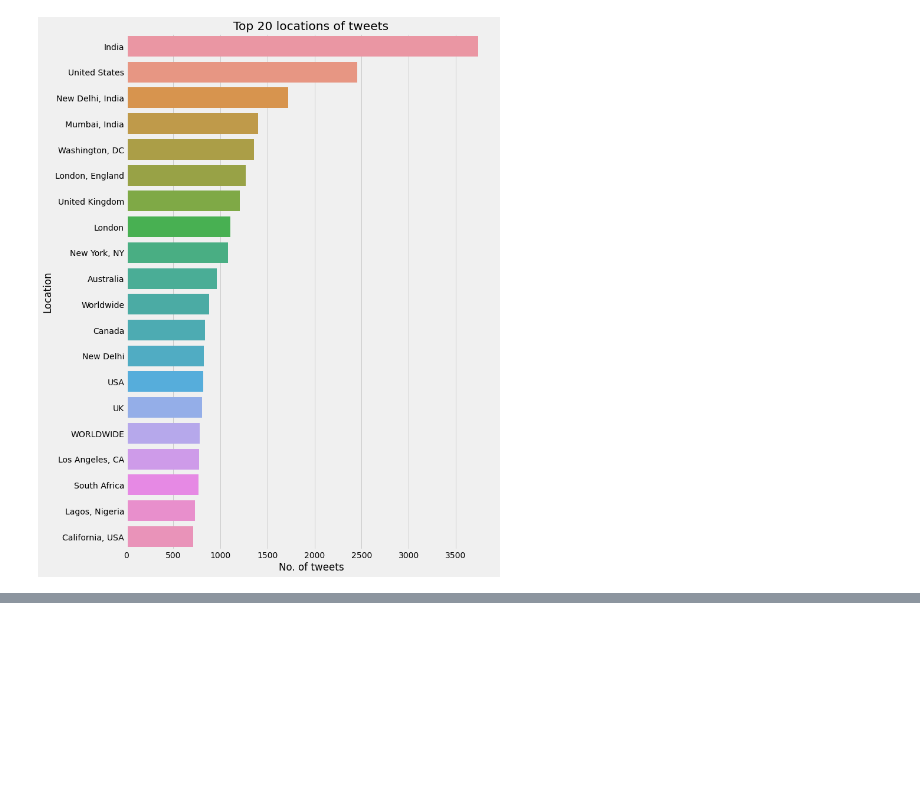
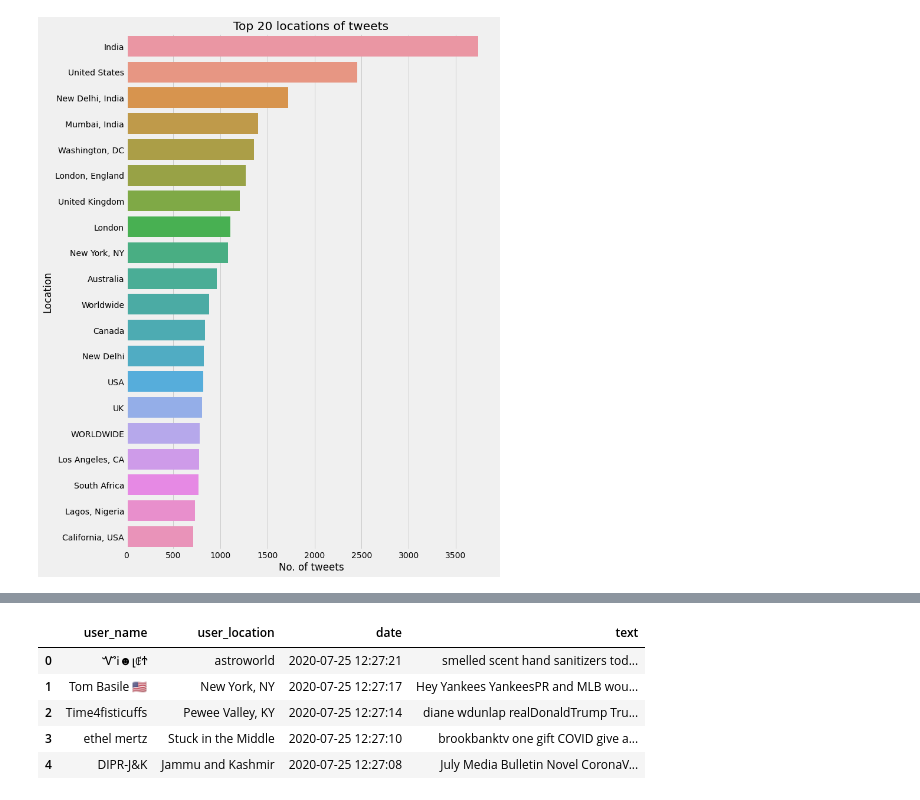
Before and after one commit to ShayaanKhan/FYP, a Jupyter notebook: code.ipynb, the cells around one changed output, grey strips where cells are left out. Drawn from its saved outputs; the diff is of its cells as text; code cells hidden in the pictures; blank space fills up the shorter version.

```diff
--- a/code.ipynb
+++ b/code.ipynb
@@ -110,0 +149,9 @@ plt.show()
+# %%
+twt.head()
+# %% [output]
+|  | user_name | user_location | date | text |
+| 0 | ᏉᎥ☻լꂅϮ | astroworld | 2020-07-25 12:27:21 | smelled scent hand sanitizers tod... |
+| 1 | Tom Basile 🇺🇸 | New York, NY | 2020-07-25 12:27:17 | Hey Yankees YankeesPR and MLB wou... |
+| 2 | Time4fisticuffs | Pewee Valley, KY | 2020-07-25 12:27:14 | diane wdunlap realDonaldTrump Tru... |
+| 3 | ethel mertz | Stuck in the Middle | 2020-07-25 12:27:10 | brookbanktv one gift COVID give a... |
+| 4 | DIPR-J&K | Jammu and Kashmir | 2020-07-25 12:27:08 | July Media Bulletin Novel CoronaV... |
```
Also changed, not shown: parts of 5 cells of this notebook.
